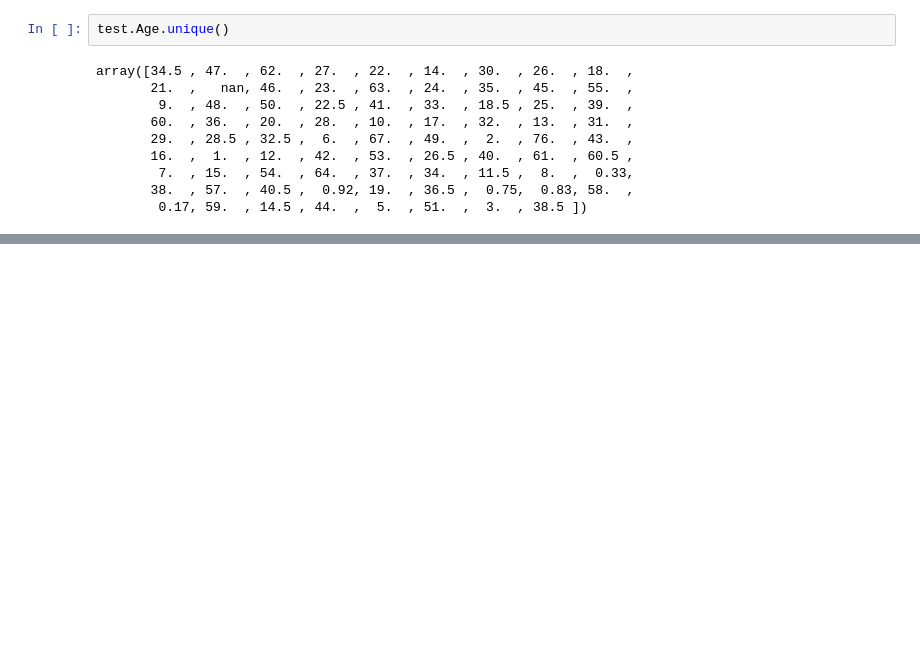
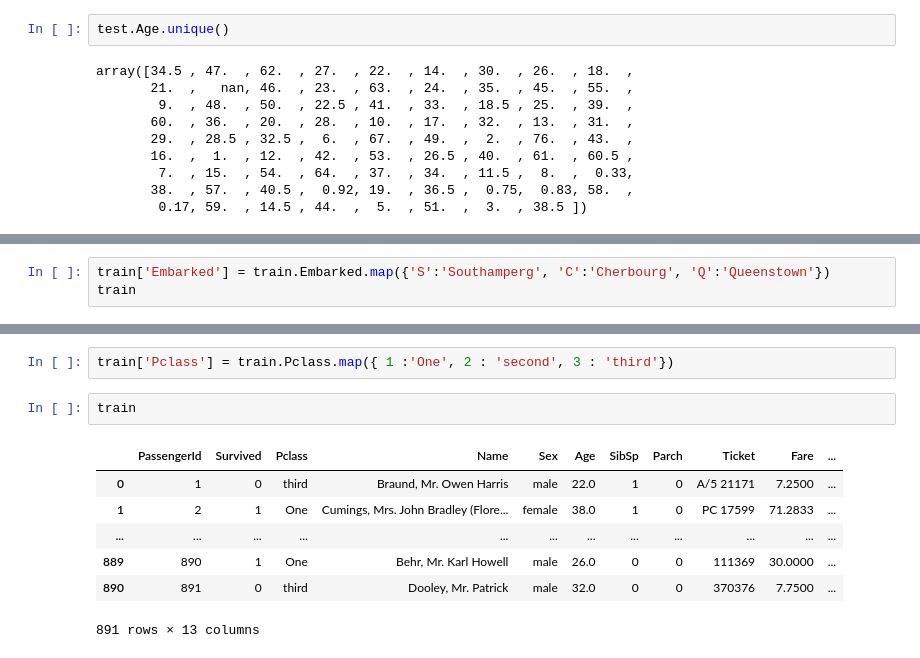
Before and after one commit to sandeshshrestha-git/ds-sprint, a Jupyter notebook: AdvancedPandas/TitanicEDA.ipynb, the cells around one changed output, grey strips where cells are left out. Saved outputs shown, nothing was run; the diff lists cells and outputs as text; blank space fills up the shorter version.

```diff
--- a/AdvancedPandas/TitanicEDA.ipynb
+++ b/AdvancedPandas/TitanicEDA.ipynb
@@ -134,0 +164,3 @@ array([34.5 , 47.  , 62.  , 27.  , 22.  , 14.  , 30.  , 26.  , 18.  ,
+# %%
+train['Embarked'] = train.Embarked.map({'S':'Southamperg', 'C':'Cherbourg', 'Q':'Queenstown'})
+train
@@ -134,0 +188,12 @@ array([34.5 , 47.  , 62.  , 27.  , 22.  , 14.  , 30.  , 26.  , 18.  ,
+# %%
+train['Pclass'] = train.Pclass.map({ 1 :'One', 2 : 'second', 3 : 'third'})
+# %%
+train
+# %% [output]
+|  | PassengerId | Survived | Pclass | Name | Sex | Age | SibSp | Parch | Ticket | Fare | ... |
+| 0 | 1 | 0 | third | Braund, Mr. Owen Harris | male | 22.0 | 1 | 0 | A/5 21171 | 7.2500 | ... |
+| 1 | 2 | 1 | One | Cumings, Mrs. John Bradley (Flore... | female | 38.0 | 1 | 0 | PC 17599 | 71.2833 | ... |
+| ... | ... | ... | ... | ... | ... | ... | ... | ... | ... | ... | ... |
+| 889 | 890 | 1 | One | Behr, Mr. Karl Howell | male | 26.0 | 0 | 0 | 111369 | 30.0000 | ... |
+| 890 | 891 | 0 | third | Dooley, Mr. Patrick | male | 32.0 | 0 | 0 | 370376 | 7.7500 | ... |
+891 rows × 13 columns
```
Also changed, not shown: parts of 48 cells of this notebook.
